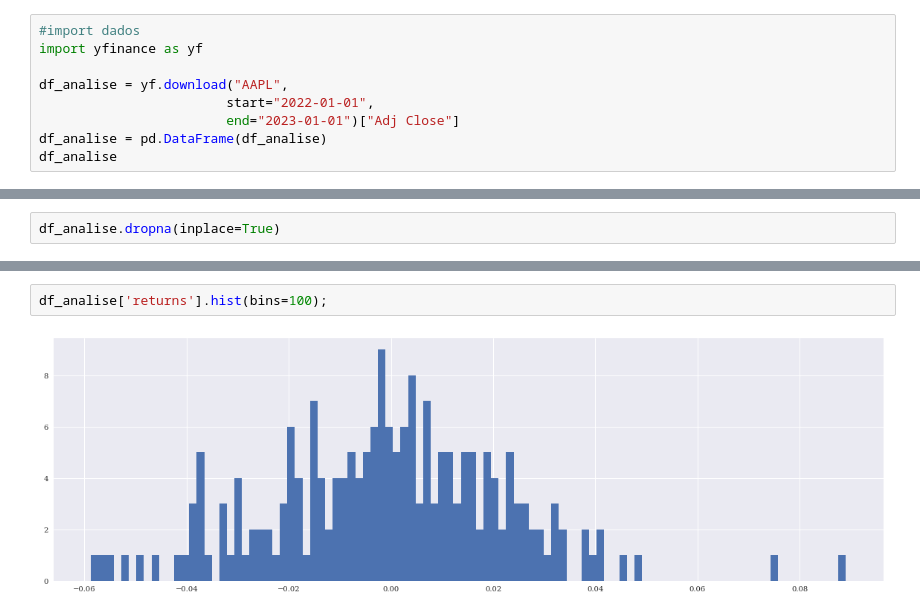
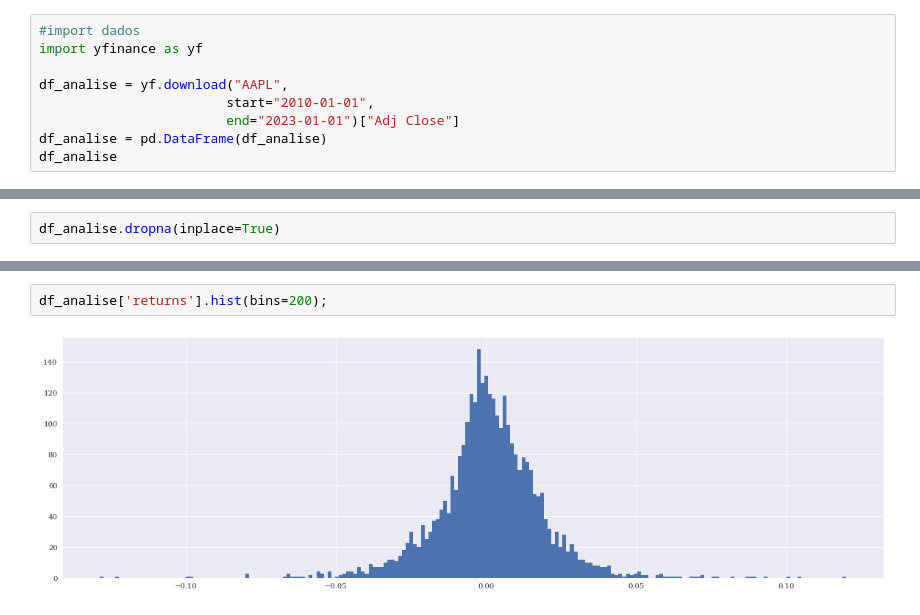
Before and after one commit to caiquemiranda/github-machine-learning-trading, a Jupyter notebook: notebook_/analitics_distance.ipynb, the cells around one changed output, grey strips where cells are left out. Saved outputs shown, nothing was run; the diff lists cells and outputs as text.

```diff
--- a/notebook_/analitics_distance.ipynb
+++ b/notebook_/analitics_distance.ipynb
@@ -16,7 +16,7 @@ mpl.rcParams['font.family'] = 'serif'
 import yfinance as yf
 
 df_analise = yf.download("AAPL",
-                        start="2022-01-01",
+                        start="2010-01-01",
                         end="2023-01-01")["Adj Close"]
 df_analise = pd.DataFrame(df_analise)
 df_analise
@@ -178,4 +178,4 @@ plt.show()
 # %%
-df_analise['returns'].hist(bins=100);
+df_analise['returns'].hist(bins=200);
 # %% [output]
-[figure, old version]
+[figure, new version]
```
Also changed, not shown: parts of 6 cells of this notebook.
